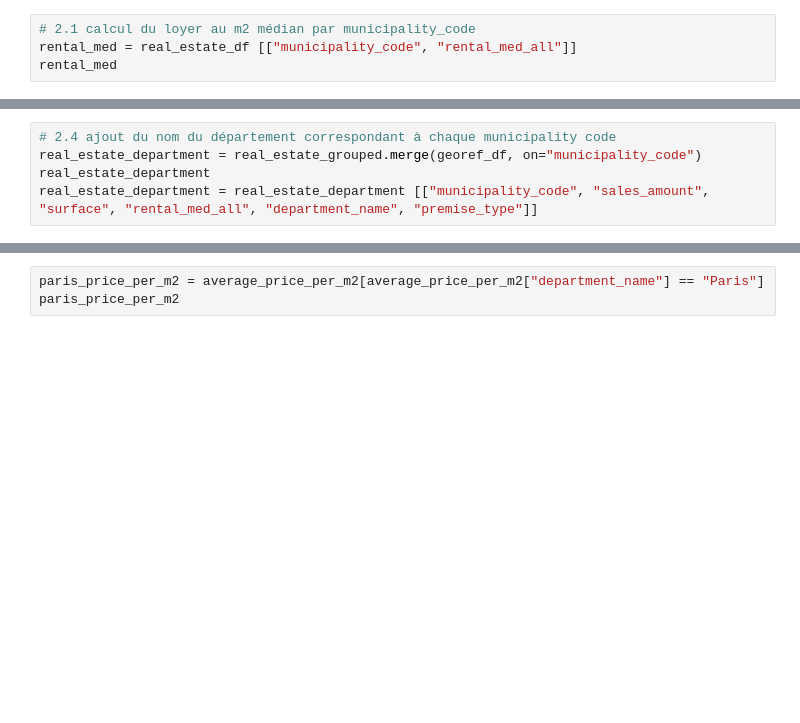
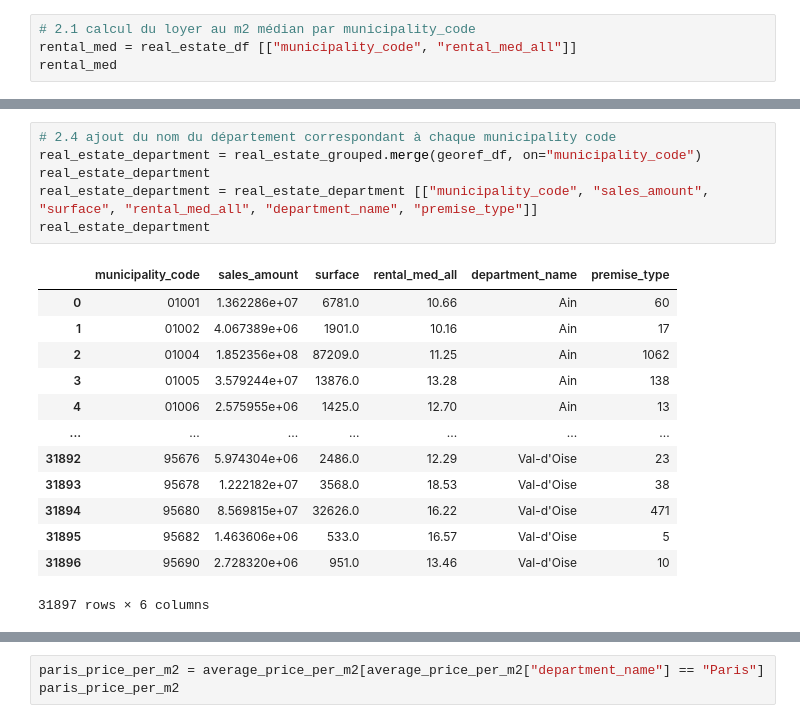
Before and after one commit to MChvtta/prello_scoring_system, a Jupyter notebook: notebooks/MC_Transformation.ipynb, the cells around one changed output, grey strips where cells are left out. Drawn from its saved outputs; the diff is of its cells as text; blank space fills up the shorter version.

```diff
--- a/notebooks/MC_Transformation.ipynb
+++ b/notebooks/MC_Transformation.ipynb
@@ -372,8 +452,23 @@ real_estate_grouped
 # %%
 # 2.4 ajout du nom du département correspondant à chaque municipality code
 real_estate_department = real_estate_grouped.merge(georef_df, on="municipality_code")
 real_estate_department
 real_estate_department = real_estate_department [["municipality_code", "sales_amount", "surface", "rental_med_all", "department_name", "premise_type"]]
+real_estate_department
+# %% [output]
+|  | municipality_code | sales_amount | surface | rental_med_all | department_name | premise_type |
+| 0 | 01001 | 1.362286e+07 | 6781.0 | 10.66 | Ain | 60 |
+| 1 | 01002 | 4.067389e+06 | 1901.0 | 10.16 | Ain | 17 |
+| 2 | 01004 | 1.852356e+08 | 87209.0 | 11.25 | Ain | 1062 |
+| 3 | 01005 | 3.579244e+07 | 13876.0 | 13.28 | Ain | 138 |
+| 4 | 01006 | 2.575955e+06 | 1425.0 | 12.70 | Ain | 13 |
+| ... | ... | ... | ... | ... | ... | ... |
+| 31892 | 95676 | 5.974304e+06 | 2486.0 | 12.29 | Val-d'Oise | 23 |
+| 31893 | 95678 | 1.222182e+07 | 3568.0 | 18.53 | Val-d'Oise | 38 |
+| 31894 | 95680 | 8.569815e+07 | 32626.0 | 16.22 | Val-d'Oise | 471 |
+| 31895 | 95682 | 1.463606e+06 | 533.0 | 16.57 | Val-d'Oise | 5 |
+| 31896 | 95690 | 2.728320e+06 | 951.0 | 13.46 | Val-d'Oise | 10 |
+31897 rows × 6 columns
 # %%
 # 2.5 calcul du prix au m2 par département
 average_price_per_m2 = real_estate_department.groupby(["department_name"])[["sales_amount", "surface"]].agg({"sales_amount": "sum", "surface": "sum"})
```
Also changed, not shown: parts of 10 cells of this notebook, 1 other file.
